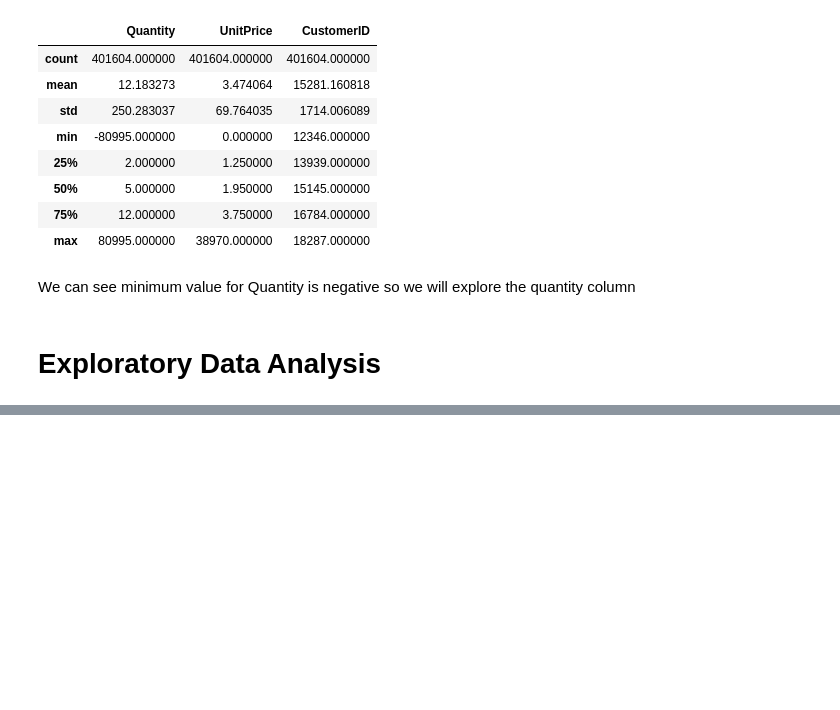
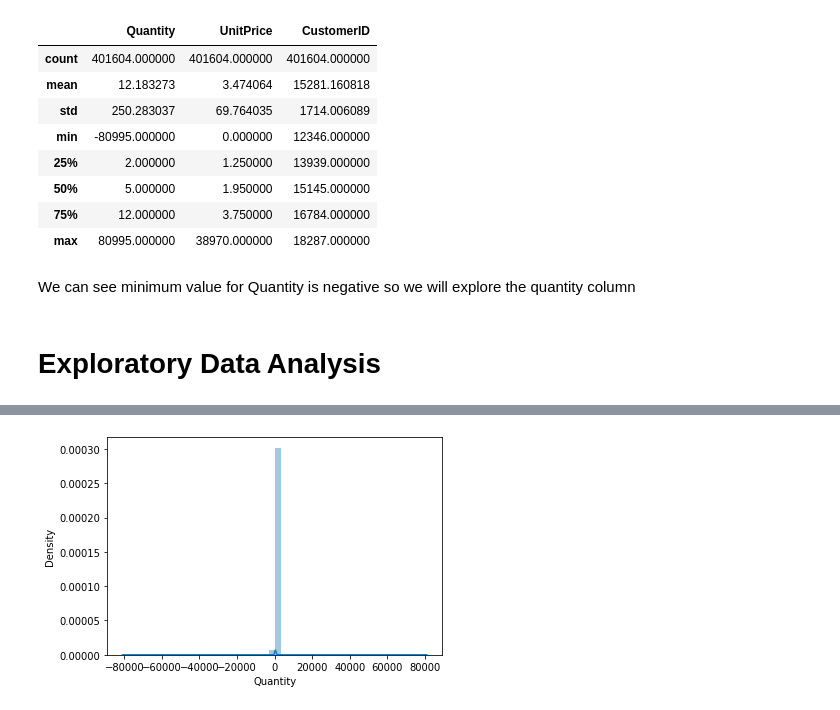
Before and after one commit to harishgawade1999/Online-Retail-Customer-Segmentation, a Jupyter notebook: Harish_Online_Retail_Customer_Segmentation_Capstone_Project.ipynb, the cells around one changed output, grey strips where cells are left out. Drawn from its saved outputs; the diff is of its cells as text; code cells hidden in the pictures; blank space fills up the shorter version.

```diff
--- a/Harish_Online_Retail_Customer_Segmentation_Capstone_Project.ipynb
+++ b/Harish_Online_Retail_Customer_Segmentation_Capstone_Project.ipynb
@@ -190,0 +209,4 @@ We can see minimum value for Quantity is negative so we will explore the quantit
+# %%
+sns.distplot(raw_data['Quantity']);
+# %% [output]
+[figure, added]
```
Also changed, not shown: parts of 18 cells of this notebook.
